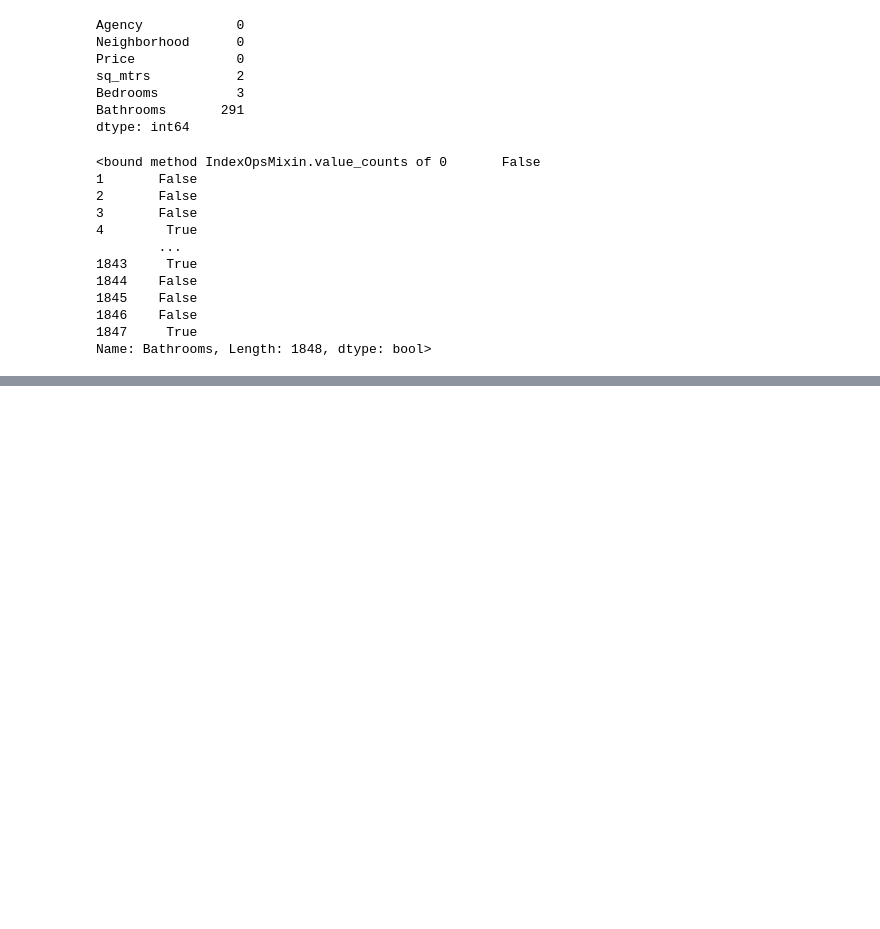
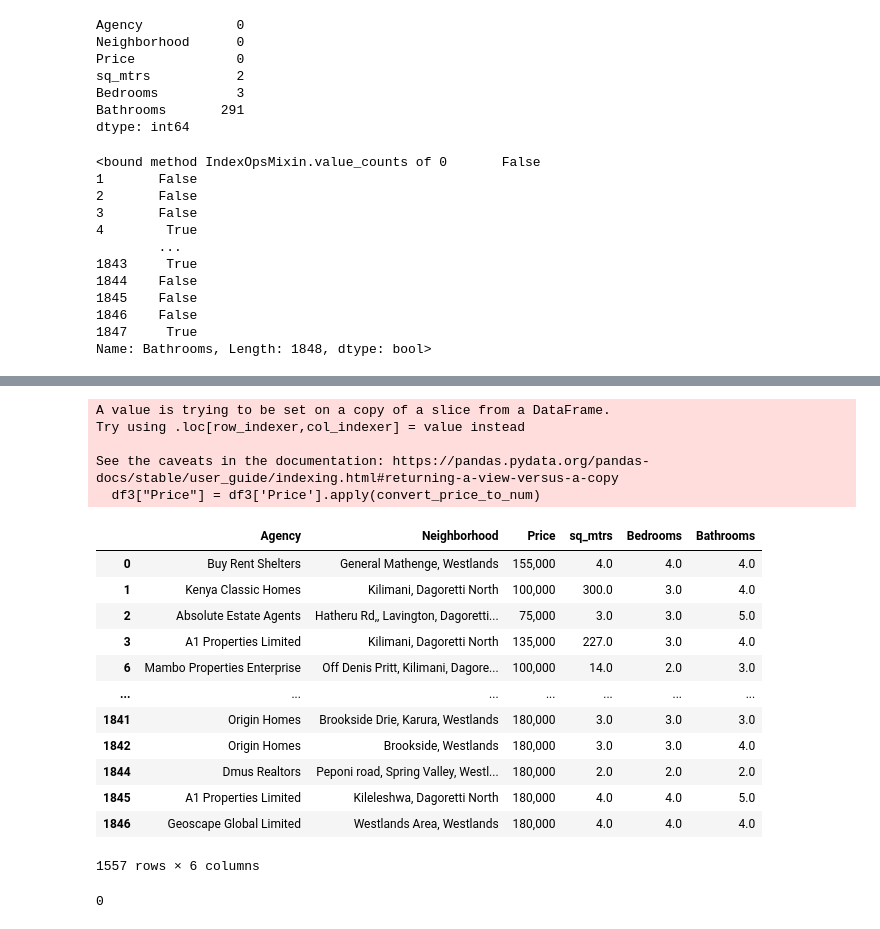
Before and after one commit to shadrack71/kenya_housing_real_estate_project_with_machine_learning, a Jupyter notebook: kenya_housing_real_estate_project.ipynb, the cells around one changed output, grey strips where cells are left out. Saved outputs shown, nothing was run; the diff lists cells and outputs as text; code cells hidden in the pictures; blank space fills up the shorter version.

```diff
--- a/kenya_housing_real_estate_project.ipynb
+++ b/kenya_housing_real_estate_project.ipynb
@@ -209,0 +254,3 @@ Name: Bathrooms, Length: 1848, dtype: bool>
+# %%
+df3 = df2.dropna()
+df3.isnull().sum()
@@ -209,0 +274,30 @@ Name: Bathrooms, Length: 1848, dtype: bool>
+# %%
+def convert_price_to_num(x):
+    tokens = x.split(' ')
+    return tokens[1]
+
+df3["Price"] = df3['Price'].apply(convert_price_to_num)
+df3
+# %% [output]
+A value is trying to be set on a copy of a slice from a DataFrame.
+Try using .loc[row_indexer,col_indexer] = value instead
+
+See the caveats in the documentation: https://pandas.pydata.org/pandas-docs/stable/user_guide/indexing.html#returning-a-view-versus-a-copy
+  df3["Price"] = df3['Price'].apply(convert_price_to_num)
+|  | Agency | Neighborhood | Price | sq_mtrs | Bedrooms | Bathrooms |
+| 0 | Buy Rent Shelters | General Mathenge, Westlands | 155,000 | 4.0 | 4.0 | 4.0 |
+| 1 | Kenya Classic Homes | Kilimani, Dagoretti North | 100,000 | 300.0 | 3.0 | 4.0 |
+| 2 | Absolute Estate Agents | Hatheru Rd,, Lavington, Dagoretti... | 75,000 | 3.0 | 3.0 | 5.0 |
+| 3 | A1 Properties Limited | Kilimani, Dagoretti North | 135,000 | 227.0 | 3.0 | 4.0 |
+| 6 | Mambo Properties Enterprise | Off Denis Pritt, Kilimani, Dagore... | 100,000 | 14.0 | 2.0 | 3.0 |
+| ... | ... | ... | ... | ... | ... | ... |
+| 1841 | Origin Homes | Brookside Drie, Karura, Westlands | 180,000 | 3.0 | 3.0 | 3.0 |
+| 1842 | Origin Homes | Brookside, Westlands | 180,000 | 3.0 | 3.0 | 4.0 |
+| 1844 | Dmus Realtors | Peponi road, Spring Valley, Westl... | 180,000 | 2.0 | 2.0 | 2.0 |
+| 1845 | A1 Properties Limited | Kileleshwa, Dagoretti North | 180,000 | 4.0 | 4.0 | 5.0 |
+| 1846 | Geoscape Global Limited | Westlands Area, Westlands | 180,000 | 4.0 | 4.0 | 4.0 |
+1557 rows × 6 columns
+# %%
+df1.shape[0] - df2.shape[0]
+# %% [output]
+0
```
Also changed, not shown: parts of 6 cells of this notebook.
